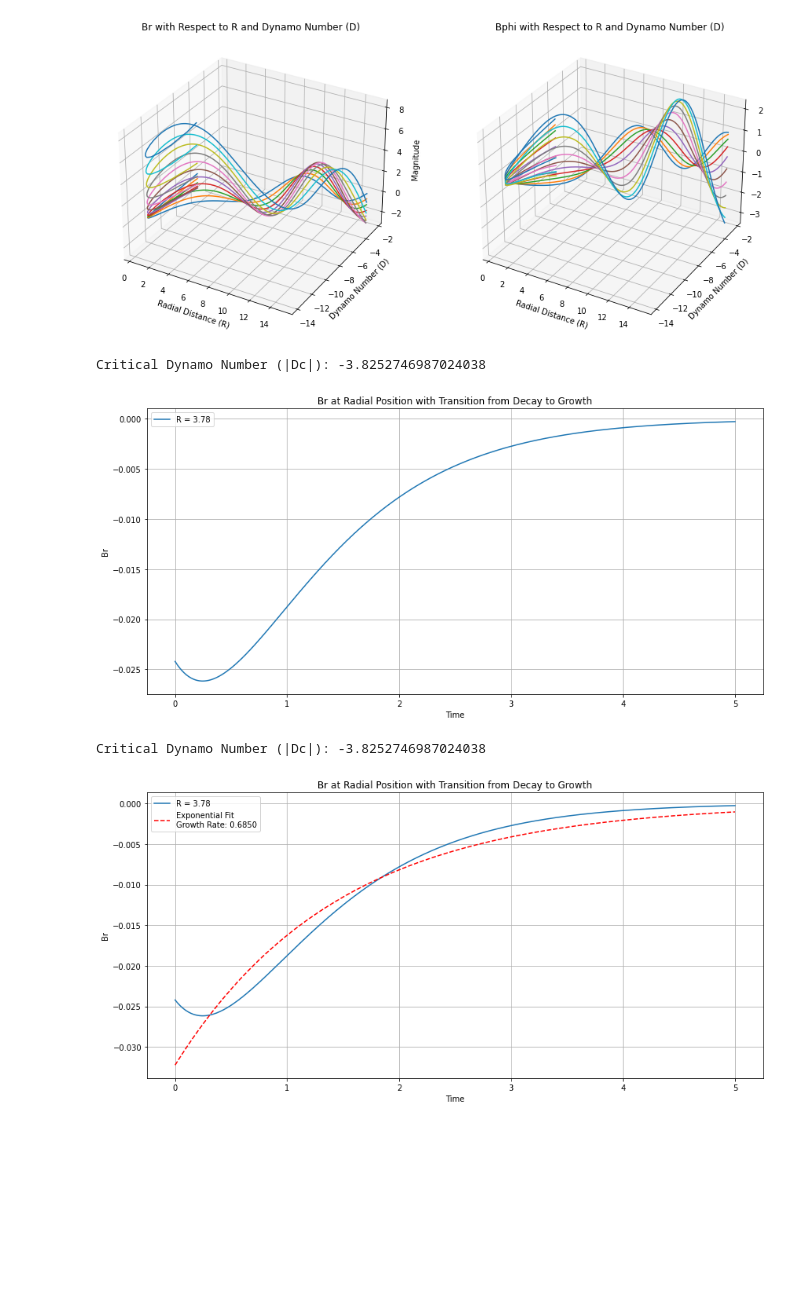
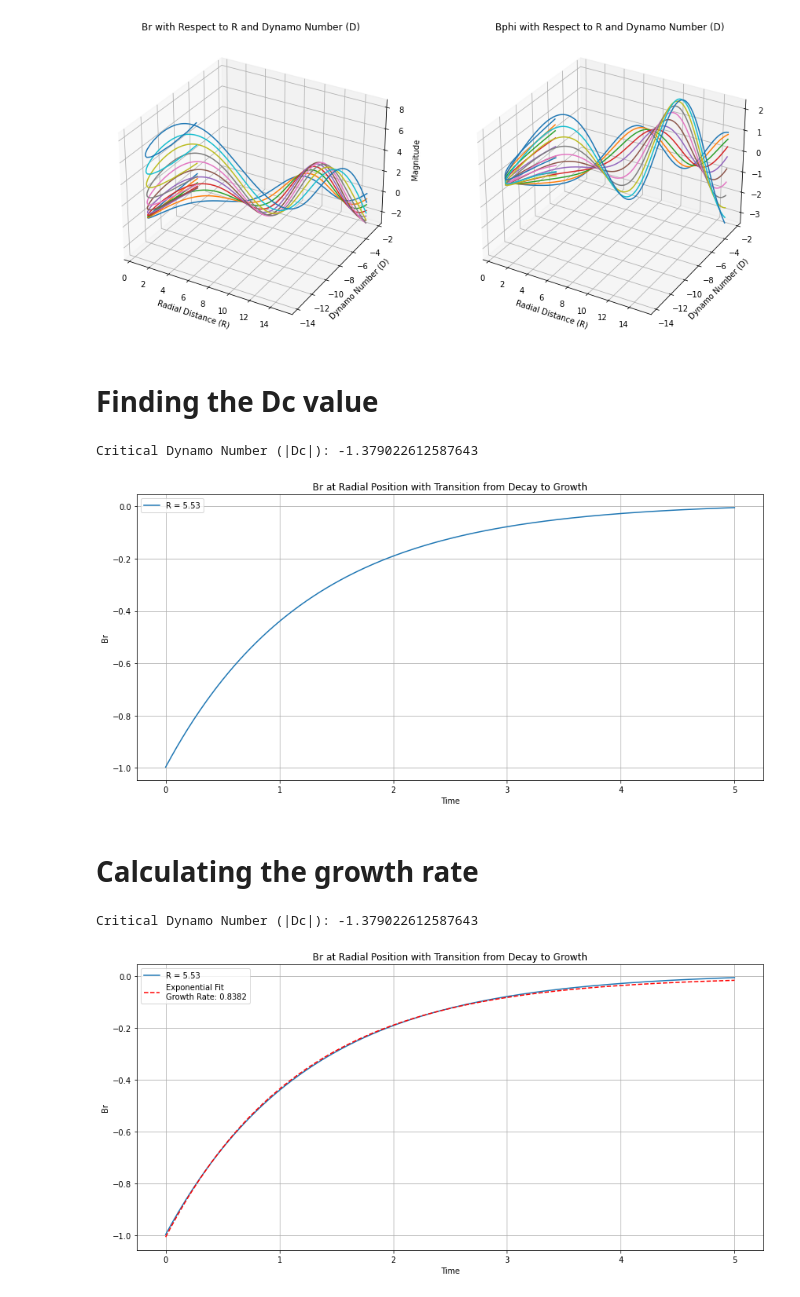
Before and after one commit to Ritabik/Galactic_Dynamo, a Jupyter notebook: Task 2.ipynb, the cells around one changed output. Saved outputs shown, nothing was run; the diff lists cells and outputs as text; code cells hidden in the pictures; blank space fills up the shorter version.

```diff
--- a/Task 2.ipynb
+++ b/Task 2.ipynb
@@ -25,7 +29,7 @@ Bphi = np.cos(4 * np.pi * R / R_max)
 #Br = np.random.rand(Nr)
 # Function to compute the radial Laplacian of B
 def compute_laplacian_Br(R,Br,Bphi):
-    alpha = 1
+    alpha = 0.5
     return eta_t*(np.gradient((1/R)*np.gradient(R*Br, dr), dr) + ((np.pi)**2)*Br/(4*h**2)) -(2*alpha*Bphi/np.pi)
 
 def compute_laplacian_Bphi(R,Br,Bphi):
@@ -306,13 +314,14 @@ plt.show()
 MovieWriter imagemagick unavailable; using Pillow instead.
 [figure]
 [figure]
+# %% [markdown]
+# Finding the Dc value
 # %%
 import numpy as np
 import matplotlib.pyplot as plt
 
 # Parameters
-eta_t = 0.25  # Increased turbulent magnetic diffusivity
-alpha0 = 1  # Amplitude of the alpha effect
+eta_t = 0.25  # Increased turbulent magnetic diffusivity  # Amplitude of the alpha effect
 np.random.seed(42)
 
 # Radial grid
@@ -329,18 +338,20 @@ h = 1
 # Initialize magnetic field B (considering only the radial component) with a larger seed field
 R = np.linspace(0.5, R_max, Nr)
 Br = np.sin((4 * np.pi * R) / R_max)
+Bphi = np.cos((4 * np.pi * R) / R_max)
 
 # Function to compute the radial Laplacian of B (only for Br)
-def compute_laplacian_Br(R, Br):
-    return eta_t * (np.gradient((1/R) * np.gradient(R * Br, dr), dr) - ((np.pi)**2) * Br / (4 * h**2)) - (2 * alpha0 * Br / np.pi)
+def compute_laplacian_Br(R, Br,Bphi):
+    alpha0 = 0.5
+    return eta_t * (np.gradient((1/R) * np.gradient(R * Br, dr), dr) - ((np.pi)**2) * Br / (4 * h**2)) - (2 * alpha0 * Bphi / np.pi)
 
 # Runge-Kutta method for solving the diffusion equation
-def runge_kutta_step(R, Br, dt):
-    k1_Br = dt * compute_laplacian_Br(R, Br)
+def runge_kutta_step(R, Br, Bphi, dt):
+    k1_Br = dt * compute_laplacian_Br(R, Br,Bphi)
 
-    k2_Br = dt * compute_laplacian_Br(R + 0.5 * k1_Br, Br + 0.5 * k1_Br)
-    k3_Br = dt * compute_laplacian_Br(R + 0.5 * k2_Br, Br + 0.5 * k2_Br)
-    k4_Br = dt * compute_laplacian_Br(R + k3_Br, Br + k3_Br)
+    k2_Br = dt * compute_laplacian_Br(R + 0.5 * k1_Br, Br + 0.5 * k1_Br,Bphi+ 0.5 * k1_Br)
+    k3_Br = dt * compute_laplacian_Br(R + 0.5 * k2_Br, Br + 0.5 * k2_Br,Bphi+ 0.5 * k2_Br)
+    k4_Br = dt * compute_laplacian_Br(R + k3_Br, Br + k3_Br,Bphi+ k3_Br)
 
     new_Br = Br + (k1_Br + 2 * k2_Br + 2 * k3_Br + k4_Br) / 6
 
@@ -352,13 +363,15 @@ evolution_Br = np.zeros((Nt + 1, Nr))
 # Time-stepping scheme using Runge-Kutta (only for Br)
 for t in range(Nt + 1):
     evolution_Br[t, :] = np.copy(Br)
-    Br = runge_kutta_step(R, Br, dt)
+    Br = runge_kutta_step(R, Br,Bphi, dt)
 
 # Function to find the critical dynamo number numerically using only Br
 def find_critical_dynamo_number(R, evolution_Br):
+    omega_0 = 1
+    alpha0 = 0.5
     critical_dynamo_number = None
     for i in range(Nr):
-        D = -alpha0 * (R[i] / 1)**2 * (1 + (R[i] / 1)**2)**(-1) * (1 / np.sqrt(1 + (R[i] / 1)**2)) * h**3 / (eta_t**2)
+        D = -alpha0 * (R[i] / 1)**2 * (1 + (R[i] / 1)**2)**(-1) * (omega_0 / np.sqrt(1 + (R[i] / 1)**2)) * h**3 / (eta_t**2)
         if np.all(evolution_Br[:, i] < 0):
             if critical_dynamo_number is None or np.abs(D) > np.abs(critical_dynamo_number):
                 critical_dynamo_number = D
@@ -389,16 +402,17 @@ if critical_R_index is not None:
 else:
     print("Exponential decay does not become exponential growth in the given range.")
 # %% [output]
-Critical Dynamo Number (|Dc|): -3.8252746987024038
+Critical Dynamo Number (|Dc|): -1.379022612587643
-[figure, old version]
+[figure, new version]
+# %% [markdown]
+# Calculating the growth rate
 # %%
 import numpy as np
 import matplotlib.pyplot as plt
 from scipy.optimize import curve_fit
 
 # Parameters
-eta_t = 0.25  # Increased turbulent magnetic diffusivity
-alpha0 = 1  # Amplitude of the alpha effect
+eta_t = 0.25  # Increased turbulent magnetic diffusivity  # Amplitude of the alpha effect
 np.random.seed(42)
 
 # Radial grid
@@ -415,22 +429,25 @@ h = 1
 # Initialize magnetic field B (considering only the radial component) with a larger seed field
 R = np.linspace(0.5, R_max, Nr)
 Br = np.sin((4 * np.pi * R) / R_max)
+Bphi = np.cos((4 * np.pi * R) / R_max)
 
 # Function to compute the radial Laplacian of B (only for Br)
-def compute_laplacian_Br(R, Br):
-    return eta_t * (np.gradient((1/R) * np.gradient(R * Br, dr), dr) - ((np.pi)**2) * Br / (4 * h**2)) - (2 * alpha0 * Br / np.pi)
+def compute_laplacian_Br(R, Br,Bphi):
+    alpha0 = 0.5
+    return eta_t * (np.gradient((1/R) * np.gradient(R * Br, dr), dr) - ((np.pi)**2) * Br / (4 * h**2)) - (2 * alpha0 * Bphi / np.pi)
 
 # Runge-Kutta method for solving the diffusion equation
-def runge_kutta_step(R, Br, dt):
-    k1_Br = dt * compute_laplacian_Br(R, Br)
+def runge_kutta_step(R, Br, Bphi, dt):
+    k1_Br = dt * compute_laplacian_Br(R, Br,Bphi)
 
-    k2_Br = dt * compute_laplacian_Br(R + 0.5 * k1_Br, Br + 0.5 * k1_Br)
-    k3_Br = dt * compute_laplacian_Br(R + 0.5 * k2_Br, Br + 0.5 * k2_Br)
-    k4_Br = dt * compute_laplacian_Br(R + k3_Br, Br + k3_Br)
+    k2_Br = dt * compute_laplacian_Br(R + 0.5 * k1_Br, Br + 0.5 * k1_Br,Bphi+ 0.5 * k1_Br)
+    k3_Br = dt * compute_laplacian_Br(R + 0.5 * k2_Br, Br + 0.5 * k2_Br,Bphi+ 0.5 * k2_Br)
+    k4_Br = dt * compute_laplacian_Br(R + k3_Br, Br + k3_Br,Bphi+ k3_Br)
 
     new_Br = Br + (k1_Br + 2 * k2_Br + 2 * k3_Br + k4_Br) / 6
 
     return new_Br
+
 
 # Store the evolution of magnetic field at different radial positions (only Br)
 evolution_Br = np.zeros((Nt + 1, Nr))
@@ -438,13 +455,15 @@ evolution_Br = np.zeros((Nt + 1, Nr))
 # Time-stepping scheme using Runge-Kutta (only for Br)
 for t in range(Nt + 1):
     evolution_Br[t, :] = np.copy(Br)
-    Br = runge_kutta_step(R, Br, dt)
+    Br = runge_kutta_step(R, Br,Bphi, dt)
 
 # Function to find the critical dynamo number numerically using only Br
 def find_critical_dynamo_number(R, evolution_Br):
+    alpha0 = 0.5
+    omega0 = 1
     critical_dynamo_number = None
     for i in range(Nr):
-        D = -alpha0 * (R[i] / 1)**2 * (1 + (R[i] / 1)**2)**(-1) * (1 / np.sqrt(1 + (R[i] / 1)**2)) * h**3 / (eta_t**2)
+        D = -alpha0 * (R[i] / 1)**2 * (1 + (R[i] / 1)**2)**(-1) * (omega0 / np.sqrt(1 + (R[i] / 1)**2)) * h**3 / (eta_t**2)
         if np.all(evolution_Br[:, i] < 0):
             if critical_dynamo_number is None or np.abs(D) > np.abs(critical_dynamo_number):
                 critical_dynamo_number = D
@@ -461,32 +480,32 @@ for i in range(Nr):
         critical_R_index = i
         break
 
 if critical_R_index is not None:
     # Plot Br at the radial position where exponential decay becomes exponential growth
     plt.figure(figsize=(12, 6))
     plt.plot(np.linspace(0, T, Nt + 1), evolution_Br[:, critical_R_index], label=f'R = {R[critical_R_index]:.2f}')
     plt.xlabel('Time')
     plt.ylabel('Br')
     plt.title('Br at Radial Position with Transition from Decay to Growth')
     plt.legend()
 
     plt.grid(True)
     plt.tight_layout()
 
     # Fit an exponential function to the data
     time_points = np.linspace(0, T, Nt + 1)
     Br_data = evolution_Br[:, critical_R_index]
 
     def exponential_growth(t, A, tau):
         return A * np.exp(tau * t)
 
     popt, pcov = curve_fit(exponential_growth, time_points, Br_data)
     plt.plot(time_points, exponential_growth(time_points, *popt), 'r--', label=f'Exponential Fit\nGrowth Rate: {np.abs(popt[1]):.4f}')
     plt.legend()
     plt.show()
 
 else:
     print("Exponential decay does not become exponential growth in the given range.")
 # %% [output]
-Critical Dynamo Number (|Dc|): -3.8252746987024038
+Critical Dynamo Number (|Dc|): -1.379022612587643
-[figure, old version]
+[figure, new version]
```
Also changed, not shown: parts of 5 cells of this notebook.
